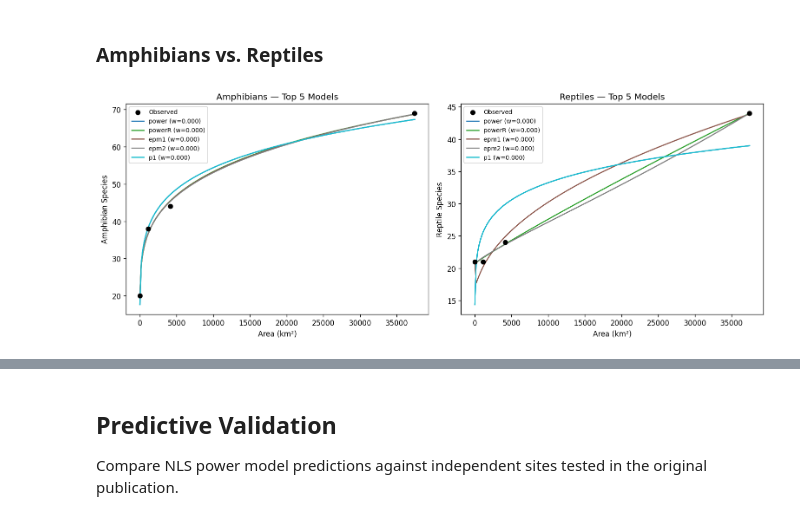
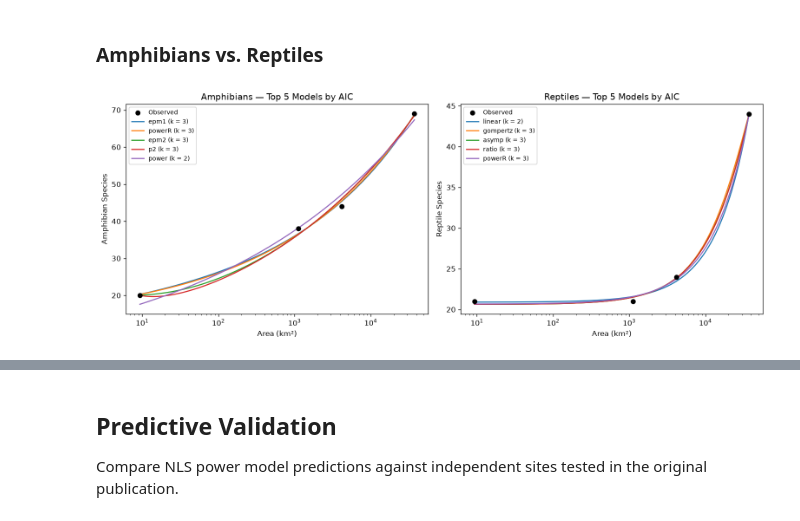
Before and after one commit to jmcmeen/etn-sar, a Jupyter notebook: analysis_updates.ipynb, the cells around one changed output, grey strips where cells are left out. Saved outputs shown, nothing was run; the diff lists cells and outputs as text; code cells hidden in the pictures.

```diff
--- a/analysis_updates.ipynb
+++ b/analysis_updates.ipynb
@@ -247,22 +279,21 @@ herp_multi.summary[["model", "R2", "AIC", "BIC", "shape", "asymptote"]].head(10)
 # %%
 with warnings.catch_warnings():
     warnings.filterwarnings("ignore")
     amp_multi = sars.sar_multi(data_amphibians)
     rep_multi = sars.sar_multi(data_reptiles)
+amp_ranked, rep_ranked = by_aic(amp_multi), by_aic(rep_multi)
 
 fig, axes = plt.subplots(1, 2, figsize=(13, 5))
-
-sars.plot_multi(amp_multi, top_n=5, ax=axes[0])
-axes[0].set_title("Amphibians — Top 5 Models")
-axes[0].set_xlabel("Area (km²)")
-axes[0].set_ylabel("Amphibian Species")
-
-sars.plot_multi(rep_multi, top_n=5, ax=axes[1])
-axes[1].set_title("Reptiles — Top 5 Models")
-axes[1].set_xlabel("Area (km²)")
-axes[1].set_ylabel("Reptile Species")
+for ax, label, multi, ranked in [
+    (axes[0], "Amphibian", amp_multi, amp_ranked),
+    (axes[1], "Reptile", rep_multi, rep_ranked),
+]:
+    plot_top(multi, ranked, 5, ax)
+    ax.set_title(f"{label}s — Top 5 Models by AIC")
+    ax.set_xlabel("Area (km²)")
+    ax.set_ylabel(f"{label} Species")
 plt.tight_layout()
 plt.show()
 # %% [output]
-[figure, old version]
+[figure, new version]
 # %%
```
Also changed, not shown: parts of 10 cells of this notebook, 3 other files.
